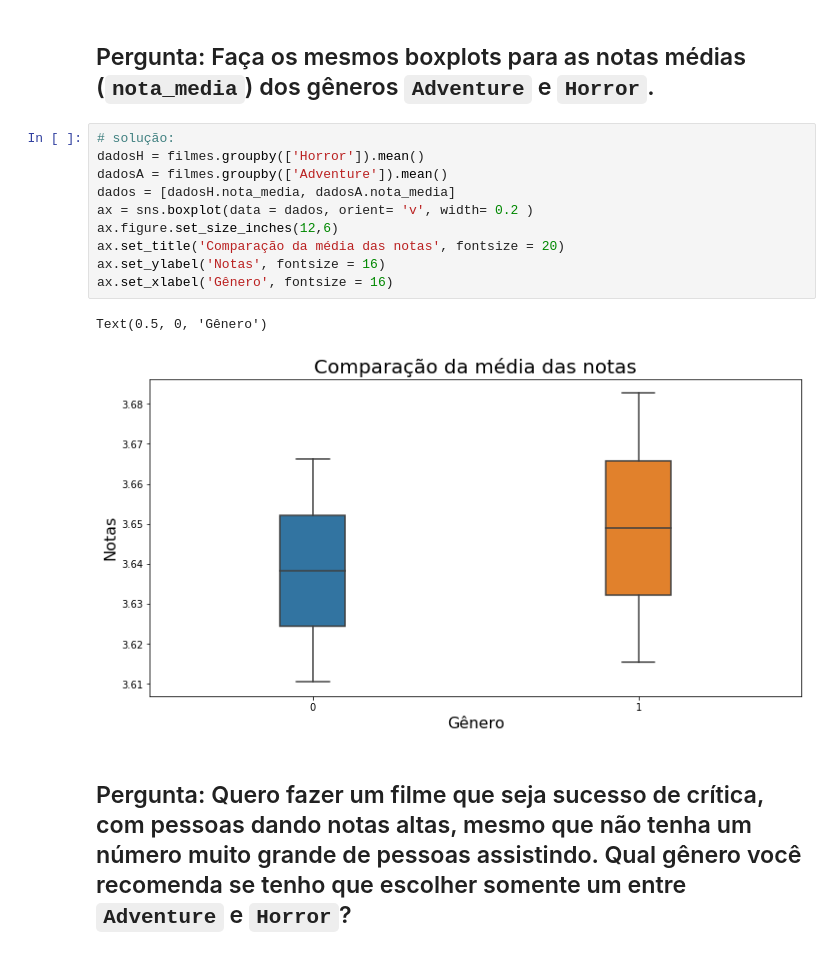
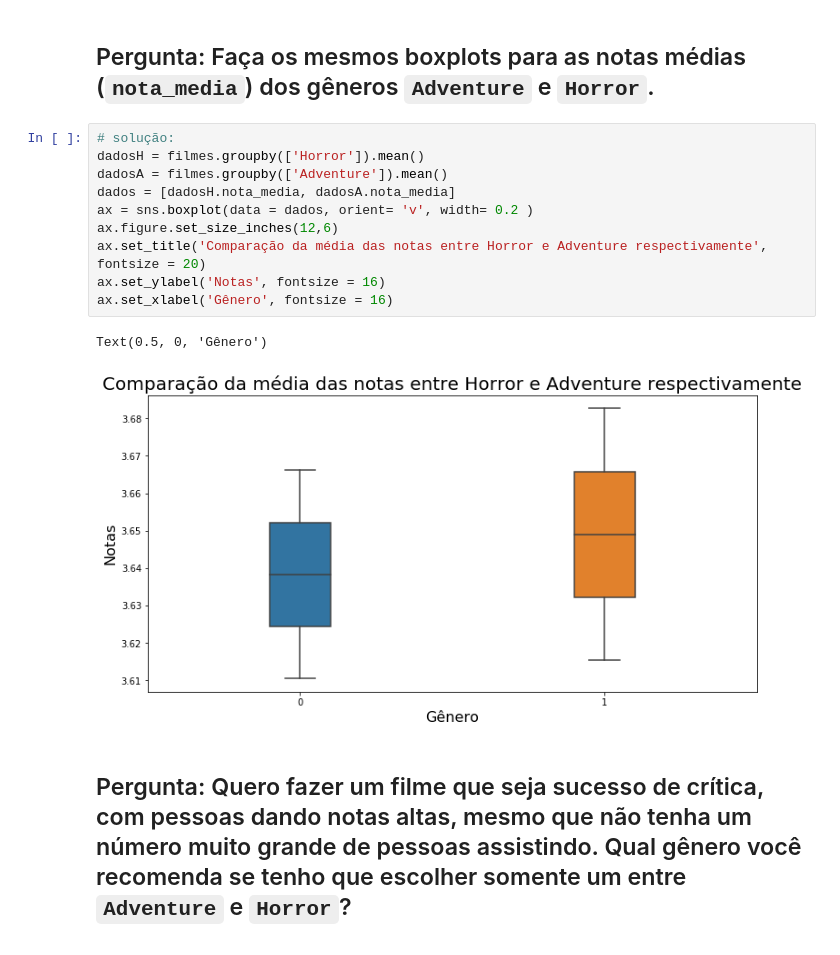
Before and after one commit to diegohaji/Alura_DataScience, a Jupyter notebook: Formação_Data_Science_Alura_Análise_exploratória_do_MovieLens.ipynb, the cells around one changed output. Cells and saved outputs as stored; diff of their text form.

```diff
--- a/Formação_Data_Science_Alura_Análise_exploratória_do_MovieLens.ipynb
+++ b/Formação_Data_Science_Alura_Análise_exploratória_do_MovieLens.ipynb
@@ -525,16 +538,16 @@ Sim, pois há 44% de chance de que as pessoas que votaram em um filme votaram no
 # %%
 # solução:
 dadosH = filmes.groupby(['Horror']).mean()
 dadosA = filmes.groupby(['Adventure']).mean()
 dados = [dadosH.nota_media, dadosA.nota_media]
 ax = sns.boxplot(data = dados, orient= 'v', width= 0.2 )
 ax.figure.set_size_inches(12,6)
-ax.set_title('Comparação da média das notas', fontsize = 20)
+ax.set_title('Comparação da média das notas entre Horror e Adventure respectivamente', fontsize = 20)
 ax.set_ylabel('Notas', fontsize = 16)
 ax.set_xlabel('Gênero', fontsize = 16)
 # %% [output]
 Text(0.5, 0, 'Gênero')
-[figure, old version]
+[figure, new version]
 # %% [markdown]
 ## Pergunta: Quero fazer um filme que seja sucesso de crítica, com pessoas dando notas altas, mesmo que não tenha um número muito grande de pessoas assistindo. Qual gênero você recomenda se tenho que escolher somente um entre `Adventure` e `Horror`?
 # %% [markdown]
```
Also changed, not shown: parts of 15 cells of this notebook.
